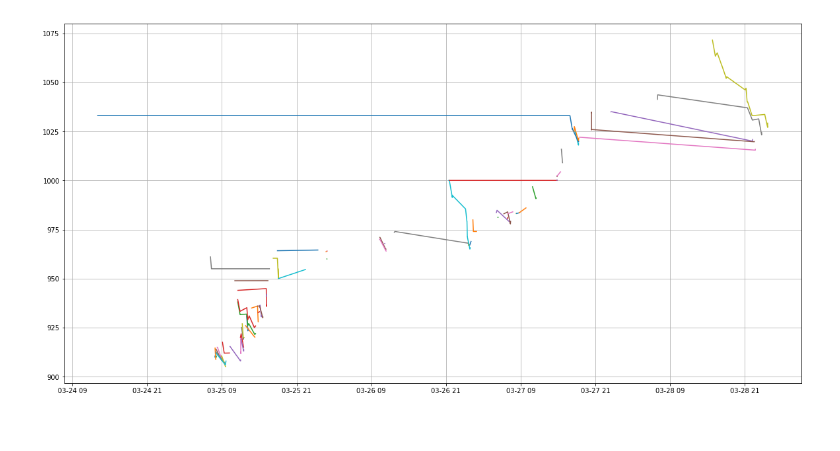
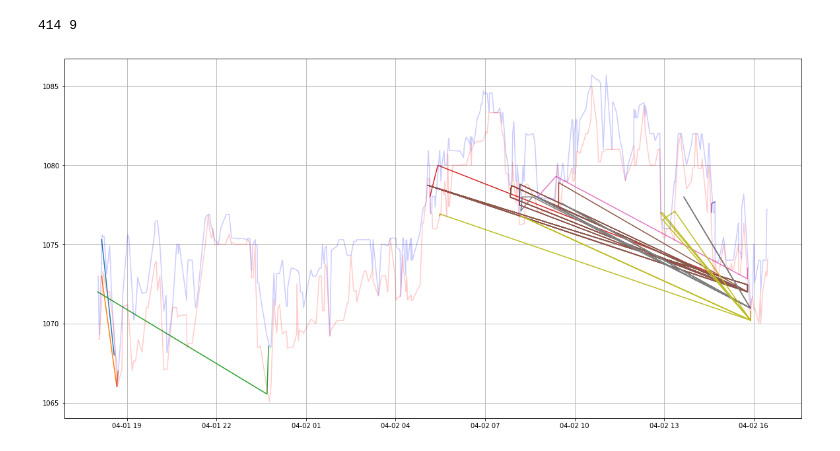
Before and after one commit to ErDmKo/trade-bot, a Jupyter notebook: server/jupyter/Statistic.ipynb, the cells around one changed output. Saved outputs shown, nothing was run; the diff lists cells and outputs as text; code cells hidden in the pictures.

Commit message:
Some intersting plots

```diff
--- a/server/jupyter/Statistic.ipynb
+++ b/server/jupyter/Statistic.ipynb
@@ -58,10 +65,40 @@ import matplotlib.pyplot as plt
+# %%
+# Data proccesing
+
+thread_list = []
+for order in cursor:
+    item = as_dict(order)
+    tail = [item]
+    iter_tail(item, tail)
+    thread_list.append(tail)
+
+rate_dict = {
+    'date': [],
+    'sell_price': [],
+    'buy_price': []
+}
+for rate_info in rate:
+    resp = json.loads(rate_info.resp)
+    rate_dict['date'].append(rate_info.pub_date)
+    rate_dict['buy_price'].append(resp['asks'][0][0])
+    rate_dict['sell_price'].append(resp['bids'][0][0])
+print(len(rate_dict['date']), len(thread_list))
+# %% [output]
+414 9
 # %%
-fig, ax1 = plt.subplots()
-fig(figsize=(20,10))
+# Data visualisite
+
+import matplotlib.pyplot as plt
+plt.figure(figsize=(20,10))
 plt.grid(True)
 for thread in thread_list:
-    ax1.plot(list(map(lambda i: i['pub_date'], thread)), list(map(lambda i: i['price'], thread)))
+    plt.plot(
+        list(map(lambda i: i['pub_date'], thread)),
+        list(map(lambda i: i['price'], thread))
+    )
 
+plt.plot(rate_dict['date'], rate_dict['buy_price'], alpha=0.2, color='blue')
+plt.plot(rate_dict['date'], rate_dict['sell_price'], alpha=0.2, color='red')
 plt.show()
 # %% [output]
-[figure, old version]
+[figure, new version]
```
Also changed, not shown: parts of 10 cells of this notebook, 1 other file.
